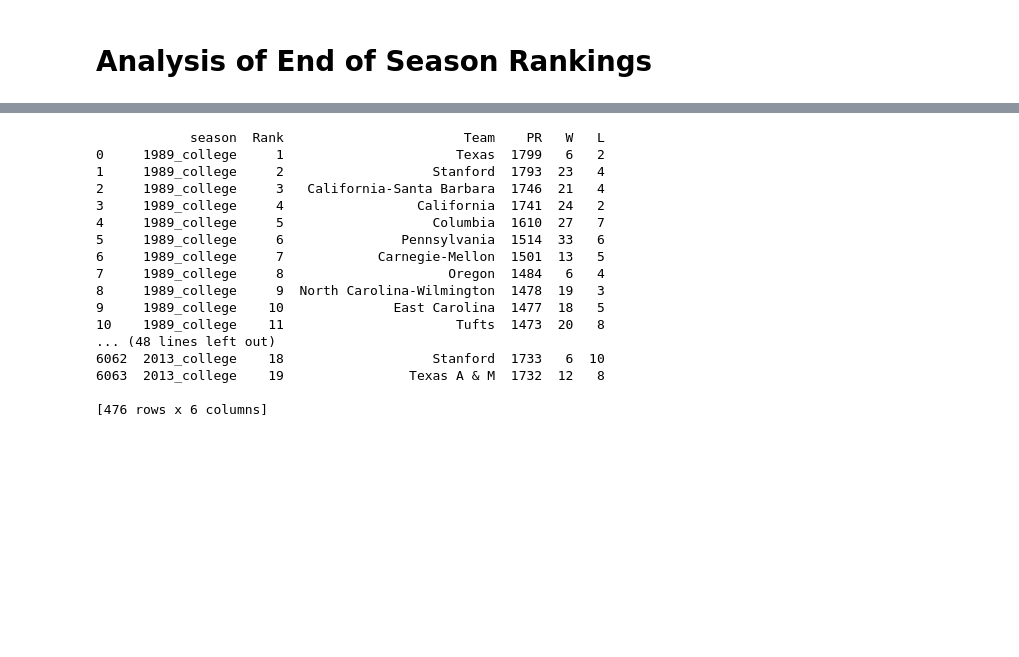
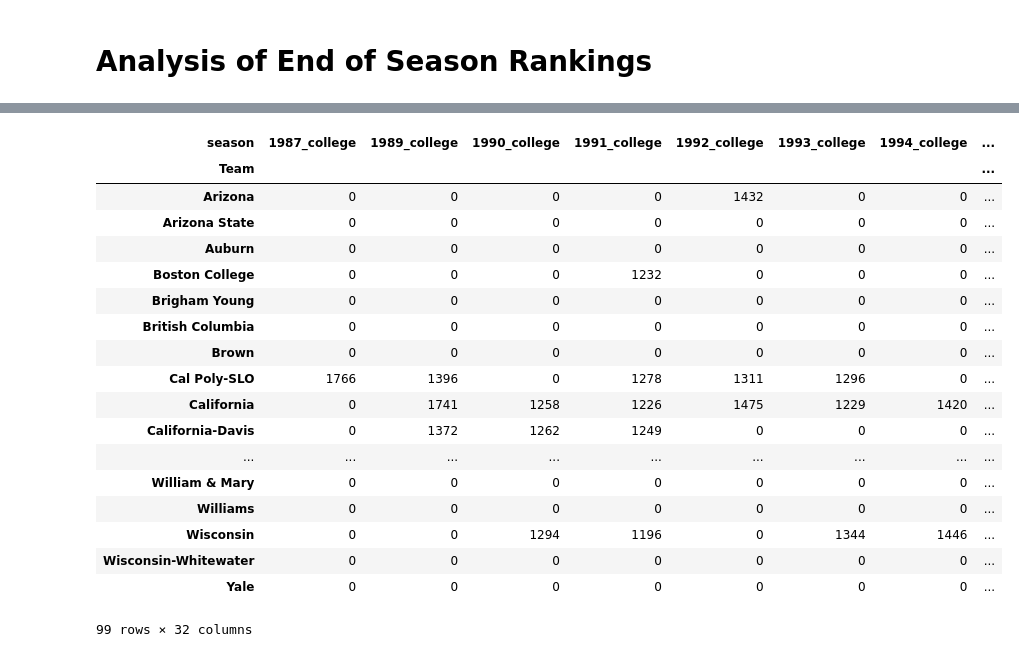
Before and after one commit to peterdobbs77/statistical_simulation, a Jupyter notebook: USAU_final_rankings.ipynb, the cells around one changed output, grey strips where cells are left out. Saved outputs shown, nothing was run; the diff lists cells and outputs as text; code cells hidden in the pictures; blank space fills up the shorter version.

```diff
--- a/USAU_final_rankings.ipynb
+++ b/USAU_final_rankings.ipynb
@@ -19,21 +19,23 @@ df.head()
 # %%
-top20 = df[df['Rank']<20]
-print(top20)
+top20 = df[df['Rank']<=20]
+pd.pivot_table(top20,index='Team',columns='season',values='PR',fill_value=0)
 # %% [output]
+| season | 1987_college | 1989_college | 1990_college | 1991_college | 1992_college | 1993_college | 1994_college | ... |
+| Team |  |  |  |  |  |  |  | ... |
+| Arizona | 0 | 0 | 0 | 0 | 1432 | 0 | 0 | ... |
+| Arizona State | 0 | 0 | 0 | 0 | 0 | 0 | 0 | ... |
+| Auburn | 0 | 0 | 0 | 0 | 0 | 0 | 0 | ... |
+| Boston College | 0 | 0 | 0 | 1232 | 0 | 0 | 0 | ... |
+| Brigham Young | 0 | 0 | 0 | 0 | 0 | 0 | 0 | ... |
+| British Columbia | 0 | 0 | 0 | 0 | 0 | 0 | 0 | ... |
+| Brown | 0 | 0 | 0 | 0 | 0 | 0 | 0 | ... |
+| Cal Poly-SLO | 1766 | 1396 | 0 | 1278 | 1311 | 1296 | 0 | ... |
+| California | 0 | 1741 | 1258 | 1226 | 1475 | 1229 | 1420 | ... |
+| California-Davis | 0 | 1372 | 1262 | 1249 | 0 | 0 | 0 | ... |
+| ... | ... | ... | ... | ... | ... | ... | ... | ... |
+| William & Mary | 0 | 0 | 0 | 0 | 0 | 0 | 0 | ... |
+| Williams | 0 | 0 | 0 | 0 | 0 | 0 | 0 | ... |
+| Wisconsin | 0 | 0 | 1294 | 1196 | 0 | 1344 | 1446 | ... |
+| Wisconsin-Whitewater | 0 | 0 | 0 | 0 | 0 | 0 | 0 | ... |
+| Yale | 0 | 0 | 0 | 0 | 0 | 0 | 0 | ... |
-            season  Rank                       Team    PR   W   L
-0     1989_college     1                      Texas  1799   6   2
-1     1989_college     2                   Stanford  1793  23   4
-2     1989_college     3   California-Santa Barbara  1746  21   4
-3     1989_college     4                 California  1741  24   2
-4     1989_college     5                   Columbia  1610  27   7
-5     1989_college     6               Pennsylvania  1514  33   6
-6     1989_college     7            Carnegie-Mellon  1501  13   5
-7     1989_college     8                     Oregon  1484   6   4
-8     1989_college     9  North Carolina-Wilmington  1478  19   3
-9     1989_college    10              East Carolina  1477  18   5
-10    1989_college    11                      Tufts  1473  20   8
-... (48 lines left out)
-6062  2013_college    18                   Stanford  1733   6  10
-6063  2013_college    19                Texas A & M  1732  12   8
-
-[476 rows x 6 columns]
+99 rows × 32 columns
```
Also changed, not shown: parts of 9 cells of this notebook.
